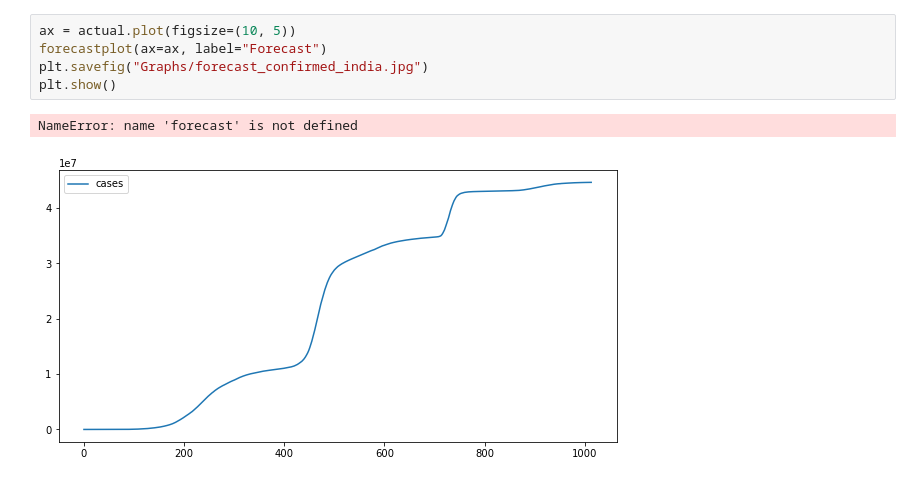
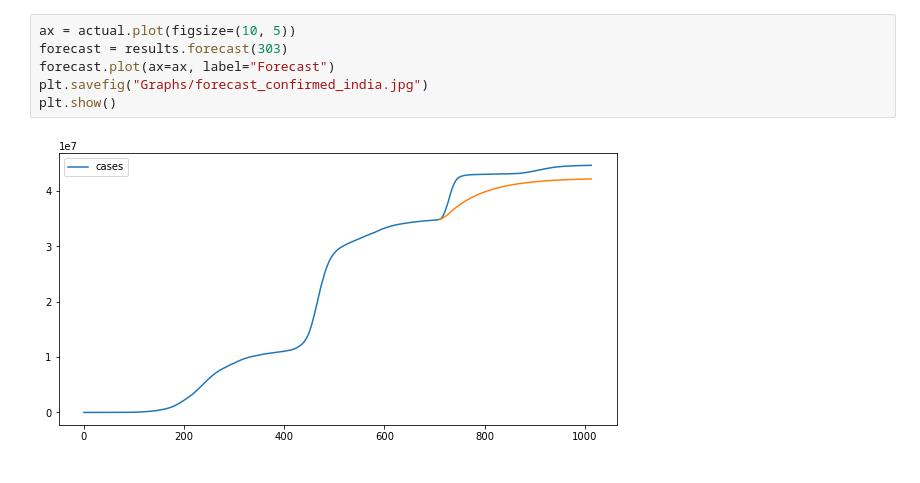
Before and after one commit to bharathvariar/Time-Forecasting-with-ARIMA-and-Neural-Networks, a Jupyter notebook: Final.ipynb, the cells around one changed output. Saved outputs shown, nothing was run; the diff lists cells and outputs as text.

```diff
--- a/Final.ipynb
+++ b/Final.ipynb
@@ -283,9 +283,9 @@ plt.show()
 # %%
 ax = actual.plot(figsize=(10, 5))
-forecastplot(ax=ax, label="Forecast")
+forecast = results.forecast(303)
+forecast.plot(ax=ax, label="Forecast")
 plt.savefig("Graphs/forecast_confirmed_india.jpg")
 plt.show()
 # %% [output]
-NameError: name 'forecast' is not defined
-[figure, old version]
+[figure, new version]
 [interactive output not drawn]
```
Also changed, not shown: parts of 2 cells of this notebook, 4 other files.
